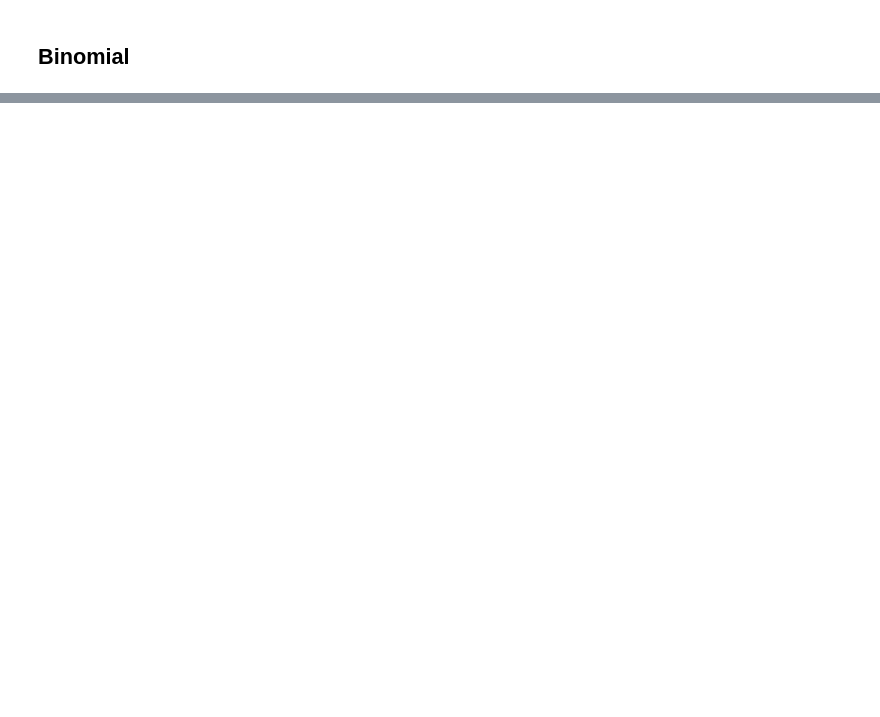
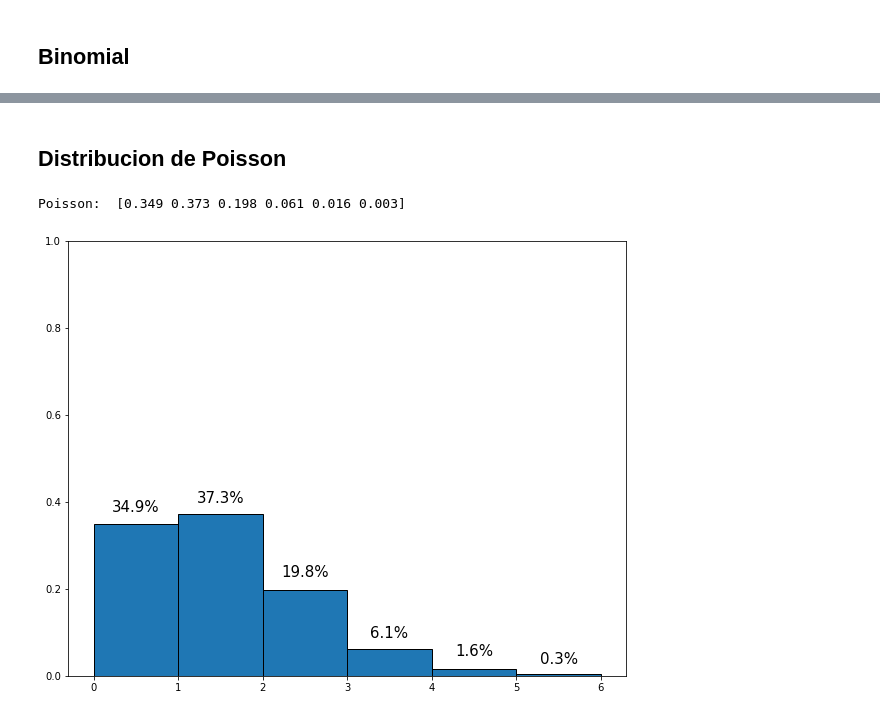
Before and after one commit to JsNcAr/Metodos1_JasonArias_SergioCruz, a Jupyter notebook: talleres_en_clase/Discretas.ipynb, the cells around one changed output, grey strips where cells are left out. Drawn from its saved outputs; the diff is of its cells as text; code cells hidden in the pictures; blank space fills up the shorter version.

Commit message:
Poisson P1

```diff
--- a/talleres_en_clase/Discretas.ipynb
+++ b/talleres_en_clase/Discretas.ipynb
@@ -53,0 +54,19 @@ for i in range(len(Hbin)):
+# %% [markdown]
+## Distribucion de Poisson
+# %%
+mu = 1
+poisson = poisson.rvs(mu, size=N)
+xbins = np.linspace(0, 6, 7)
+Hbin, Hbinnorm, mbin, wbin = Get_Histograma(poisson, xbins)
+print('Poisson: ', Hbin)
+# %% [output]
+Poisson:  [0.349 0.373 0.198 0.061 0.016 0.003]
+# %%
+fig = plt.figure(figsize=(10, 8))
+plt.bar(mbin, Hbinnorm, width=wbin, align='center', ec='k')
+plt.ylim(0, 1)
+
+for i in range(len(Hbin)):
+    plt.text(mbin[i], 0.02 + np.round( Hbinnorm[i], 2), str(np.round( Hbinnorm[i]*100, 2)) + '%', ha='center', va='bottom', fontsize=15)
+# %% [output]
+[figure, added]
```
Also changed, not shown: parts of 4 cells of this notebook.
